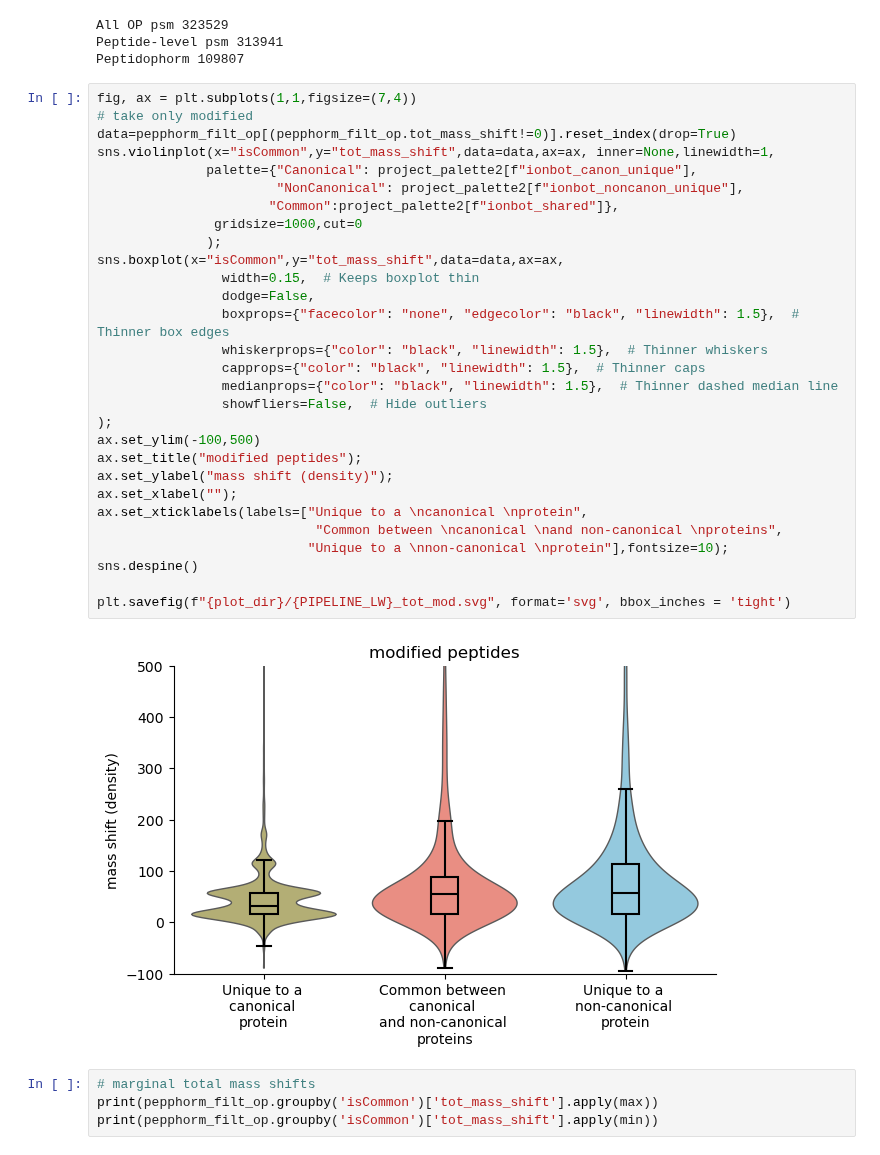
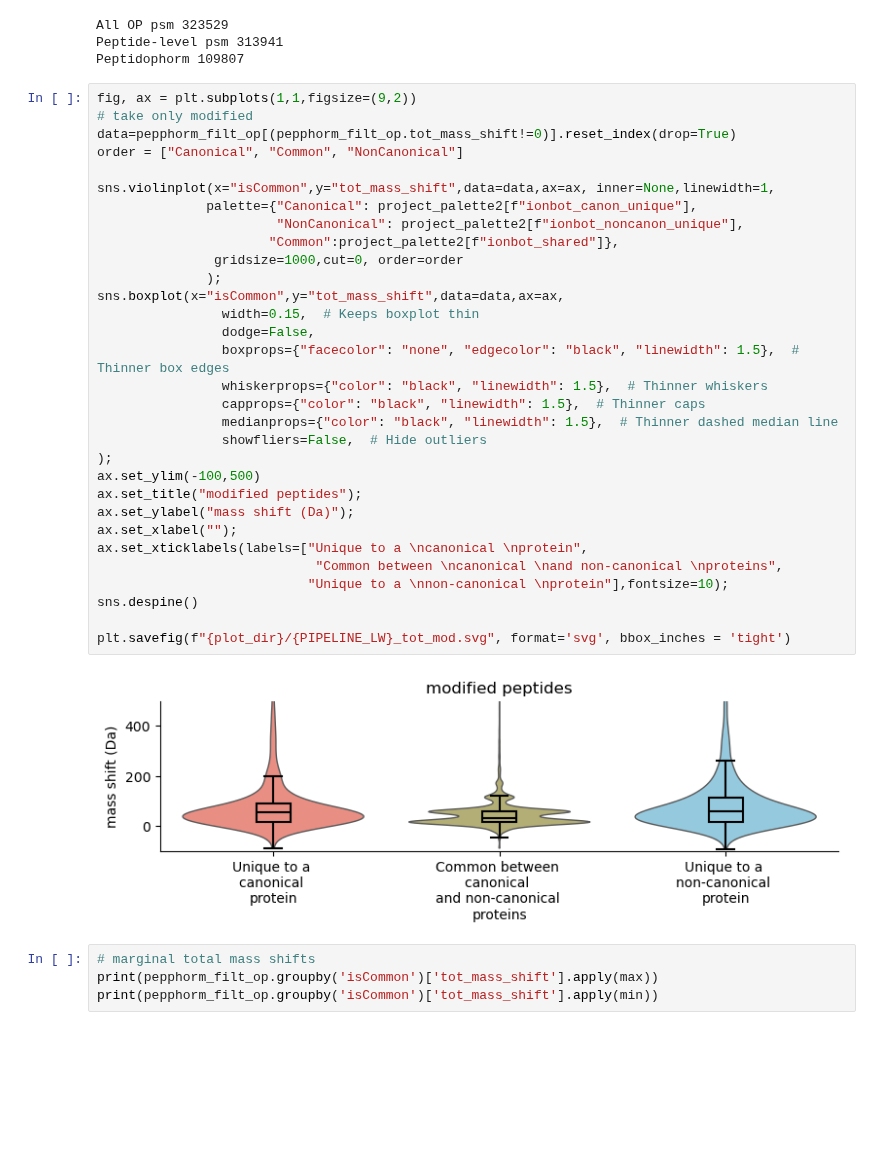
Before and after one commit to CompOmics/oui-discovery, a Jupyter notebook: oui-discovery-vv/explore-1-ionbot-open-2-stats.ipynb, the cells around one changed output. Cells and saved outputs as stored; diff of their text form; blank space fills up the shorter version.

Commit message:
turn prot. repr. plots

```diff
--- a/oui-discovery-vv/explore-1-ionbot-open-2-stats.ipynb
+++ b/oui-discovery-vv/explore-1-ionbot-open-2-stats.ipynb
@@ -946,36 +952,38 @@ All OP psm 323529
 Peptide-level psm 313941
 Peptidophorm 109807
 # %%
-fig, ax = plt.subplots(1,1,figsize=(7,4))
+fig, ax = plt.subplots(1,1,figsize=(9,2))
 # take only modified
 data=pepphorm_filt_op[(pepphorm_filt_op.tot_mass_shift!=0)].reset_index(drop=True)
+order = ["Canonical", "Common", "NonCanonical"]
+
 sns.violinplot(x="isCommon",y="tot_mass_shift",data=data,ax=ax, inner=None,linewidth=1,
               palette={"Canonical": project_palette2[f"ionbot_canon_unique"],
                        "NonCanonical": project_palette2[f"ionbot_noncanon_unique"],
                       "Common":project_palette2[f"ionbot_shared"]},
-               gridsize=1000,cut=0
+               gridsize=1000,cut=0, order=order
               );
 sns.boxplot(x="isCommon",y="tot_mass_shift",data=data,ax=ax,
                 width=0.15,  # Keeps boxplot thin
                 dodge=False,
                 boxprops={"facecolor": "none", "edgecolor": "black", "linewidth": 1.5},  # Thinner box edges
                 whiskerprops={"color": "black", "linewidth": 1.5},  # Thinner whiskers
                 capprops={"color": "black", "linewidth": 1.5},  # Thinner caps
                 medianprops={"color": "black", "linewidth": 1.5},  # Thinner dashed median line
                 showfliers=False,  # Hide outliers
 );
 ax.set_ylim(-100,500)
 ax.set_title("modified peptides");
-ax.set_ylabel("mass shift (density)");
+ax.set_ylabel("mass shift (Da)");
 ax.set_xlabel("");
 ax.set_xticklabels(labels=["Unique to a \ncanonical \nprotein",
                             "Common between \ncanonical \nand non-canonical \nproteins",
                            "Unique to a \nnon-canonical \nprotein"],fontsize=10);
 sns.despine()
 
 plt.savefig(f"{plot_dir}/{PIPELINE_LW}_tot_mod.svg", format='svg', bbox_inches = 'tight')
 # %% [output]
-[figure, old version]
+[figure, new version]
 # %%
 # marginal total mass shifts
 print(pepphorm_filt_op.groupby('isCommon')['tot_mass_shift'].apply(max))
```
Also changed, not shown: parts of 1 cell of this notebook, 32 other files.
